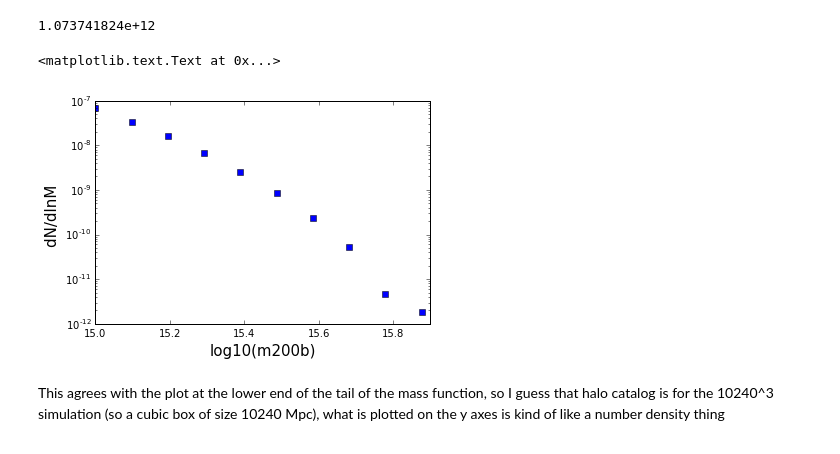
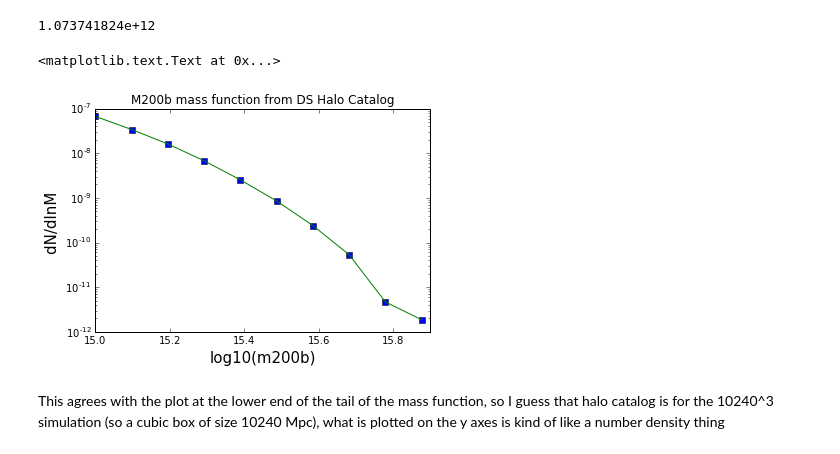
Before and after one commit to dorisjlee/halo_find, a Jupyter notebook: worklogs/11_29_2015_Comparison.ipynb, the cells around one changed output. Cells and saved outputs as stored; diff of their text form; code cells hidden in the pictures.

Commit message:
fixed normalizatino, trying to figure out why the  the cluster polot is so off

```diff
--- a/worklogs/11_29_2015_Comparison.ipynb
+++ b/worklogs/11_29_2015_Comparison.ipynb
@@ -50,12 +38,14 @@ print V
 1.073741824e+12
 # %%
 plt.semilogy(bins[:-1],n/V,'s')
+plt.semilogy(bins[:-1],n/V,'-')
 plt.xlabel("log10(m200b)",fontsize = 15)
 plt.ylabel("dN/dlnM ",fontsize = 15)
+plt.title("M200b mass function from DS Halo Catalog")
 # plt.xticks(bins, ["10^%s" % i for i in bins])
 # %% [output]
 <matplotlib.text.Text at 0x...>
-[figure, old version]
+[figure, new version]
 # %% [markdown]
 This agrees with the plot at the lower end of the tail of the mass function, so I guess that halo catalog is  for the 10240^3 simulation (so a cubic box of size 10240 Mpc), what is plotted on the y axes is kind of like a number density thing
 # %%
```
Also changed, not shown: parts of 2 cells of this notebook, 1 other file.
